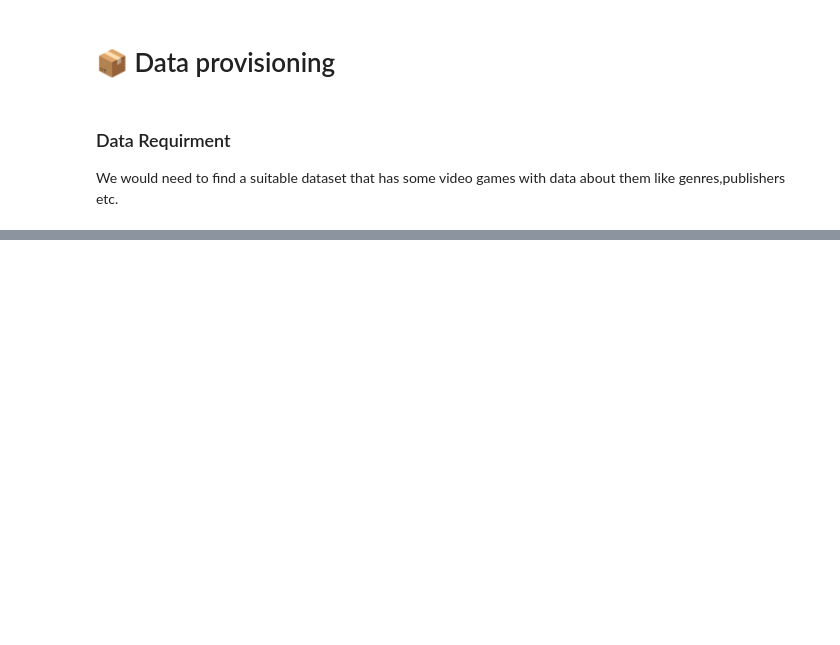
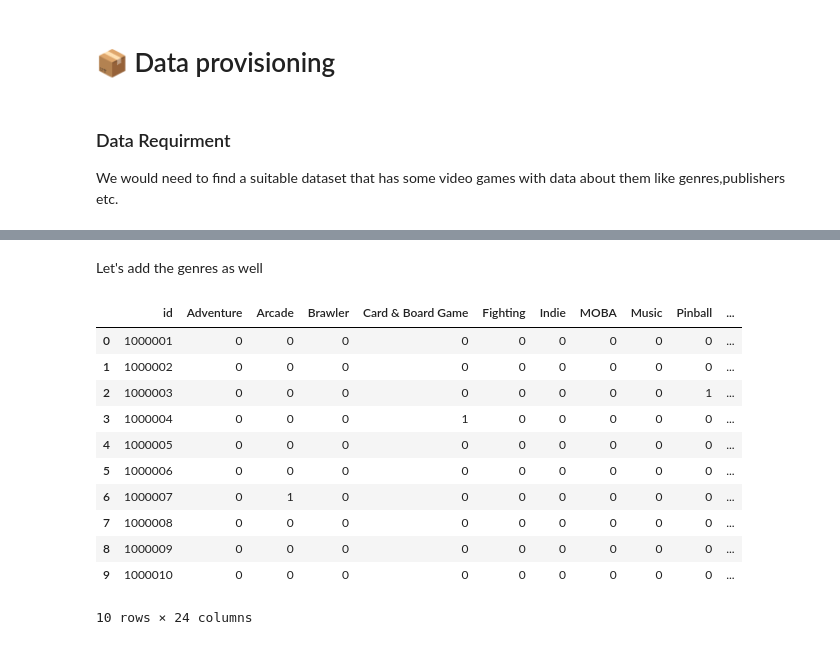
Before and after one commit to Mihail-kenarov/Video_Games_Recommendation_ML, a Jupyter notebook: VGRecommendations.ipynb, the cells around one changed output, grey strips where cells are left out. Drawn from its saved outputs; the diff is of its cells as text; code cells hidden in the pictures; blank space fills up the shorter version.

```diff
--- a/VGRecommendations.ipynb
+++ b/VGRecommendations.ipynb
@@ -378,0 +271,29 @@ cleaned_df.sample(15)
+# %% [markdown]
+Let's add the genres as well
+# %%
+# Convert the 'genre' column to string
+df_genres['genre'] = df_genres['genre'].astype(str)
+
+# Group by 'id' and join the genres into a single string
+df_genres = df_genres.groupby('id')['genre'].apply(', '.join).reset_index()
+
+# Perform one-hot encoding
+df_genres_encoded = df_genres['genre'].str.get_dummies(sep=', ')
+
+# Join the encoded genres back to the 'id' column
+df_genres_encoded = pd.concat([df_genres['id'], df_genres_encoded], axis=1)
+
+df_genres_encoded.head(10)
+# %% [output]
+|  | id | Adventure | Arcade | Brawler | Card & Board Game | Fighting | Indie | MOBA | Music | Pinball | ... |
+| 0 | 1000001 | 0 | 0 | 0 | 0 | 0 | 0 | 0 | 0 | 0 | ... |
+| 1 | 1000002 | 0 | 0 | 0 | 0 | 0 | 0 | 0 | 0 | 0 | ... |
+| 2 | 1000003 | 0 | 0 | 0 | 0 | 0 | 0 | 0 | 0 | 1 | ... |
+| 3 | 1000004 | 0 | 0 | 0 | 1 | 0 | 0 | 0 | 0 | 0 | ... |
+| 4 | 1000005 | 0 | 0 | 0 | 0 | 0 | 0 | 0 | 0 | 0 | ... |
+| 5 | 1000006 | 0 | 0 | 0 | 0 | 0 | 0 | 0 | 0 | 0 | ... |
+| 6 | 1000007 | 0 | 1 | 0 | 0 | 0 | 0 | 0 | 0 | 0 | ... |
+| 7 | 1000008 | 0 | 0 | 0 | 0 | 0 | 0 | 0 | 0 | 0 | ... |
+| 8 | 1000009 | 0 | 0 | 0 | 0 | 0 | 0 | 0 | 0 | 0 | ... |
+| 9 | 1000010 | 0 | 0 | 0 | 0 | 0 | 0 | 0 | 0 | 0 | ... |
+10 rows × 24 columns
```
Also changed, not shown: parts of 56 cells of this notebook, 10 other files.
